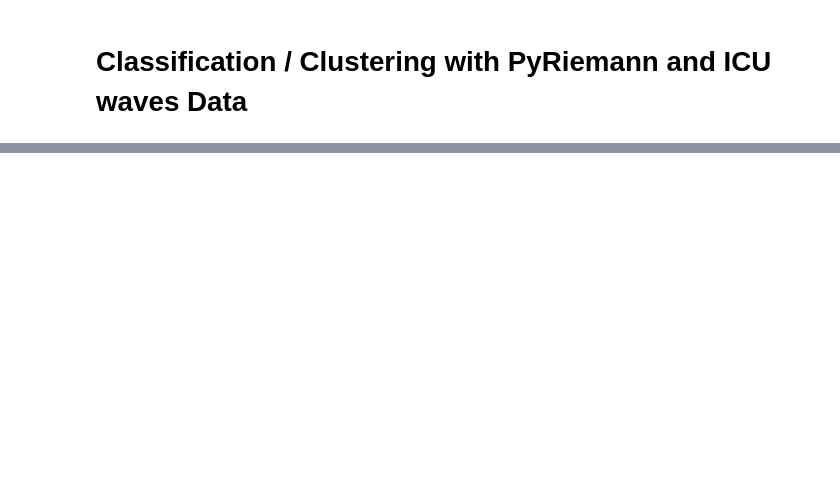
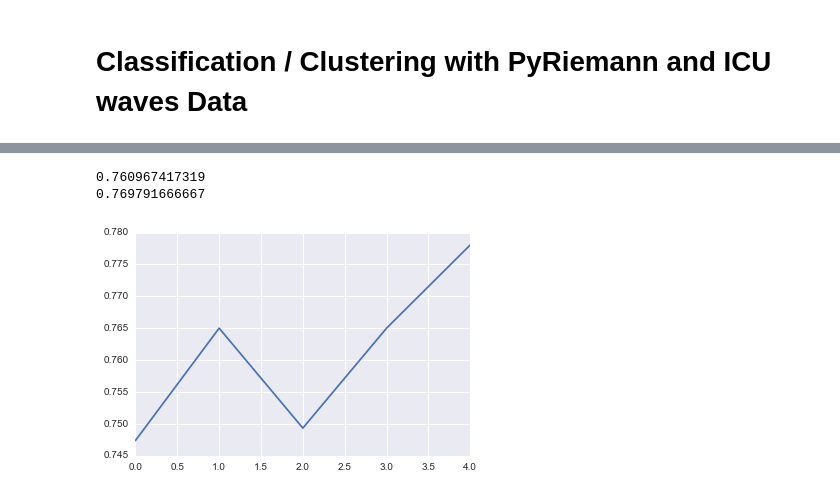
Before and after one commit to catherineverdiergo/IPYNB, a Jupyter notebook: ICU Classif.ipynb, the cells around one changed output, grey strips where cells are left out. Saved outputs shown, nothing was run; the diff lists cells and outputs as text; code cells hidden in the pictures; blank space fills up the shorter version.

```diff
--- a/ICU Classif.ipynb
+++ b/ICU Classif.ipynb
@@ -94,0 +155,9 @@ plt.plot(range(len(accuracy)), accuracy)
+# %%
+# KNN classifier
+knn = pyriemann.classification.KNearestNeighbor(metric='riemann', n_jobs=-1)
+cross_val_4_clf(knn, X_train_test, y_train_test)
+valid_4_clf(knn, X_train_test, y_train_test, X_valid, y_valid)
+# %% [output]
+0.760967417319
+0.769791666667
+[figure, added]
```
Also changed, not shown: parts of 21 cells of this notebook.
